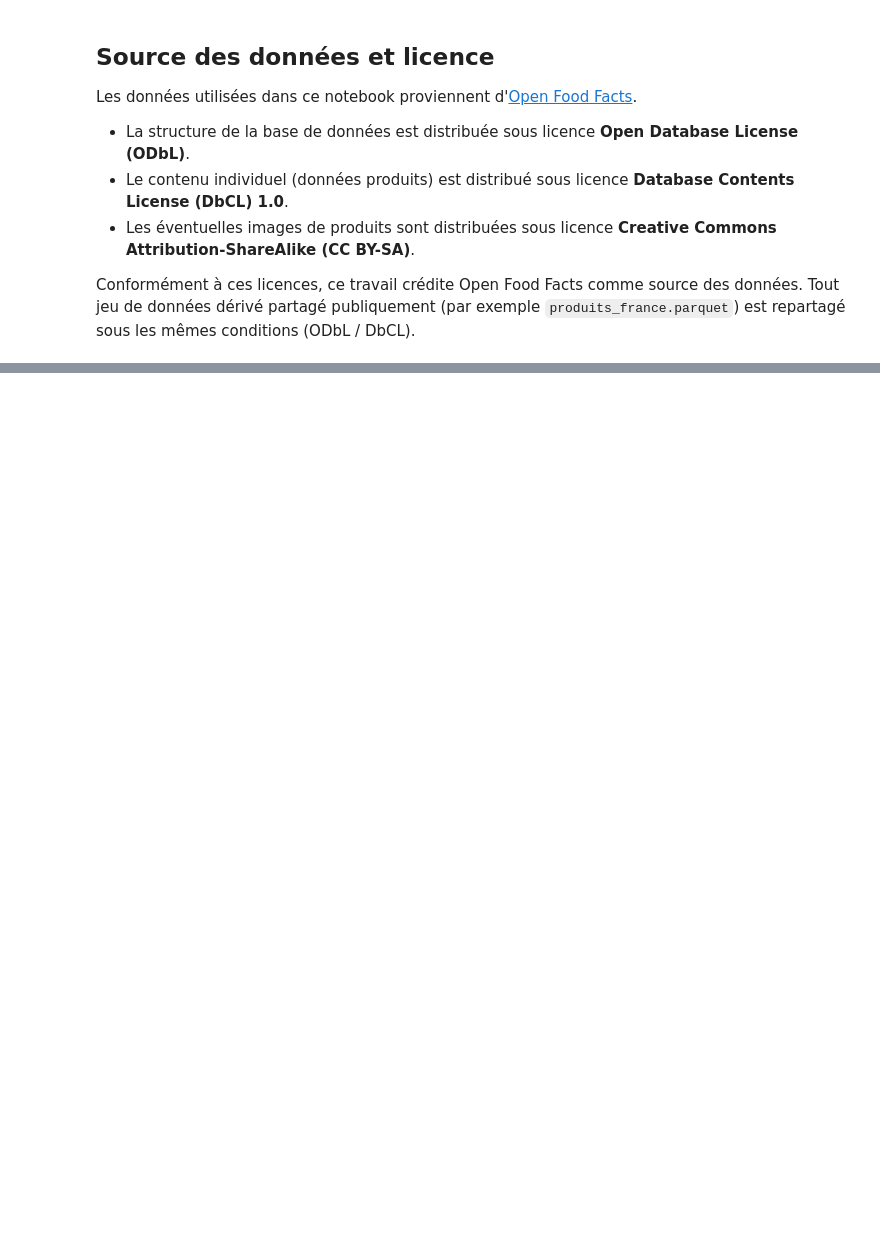
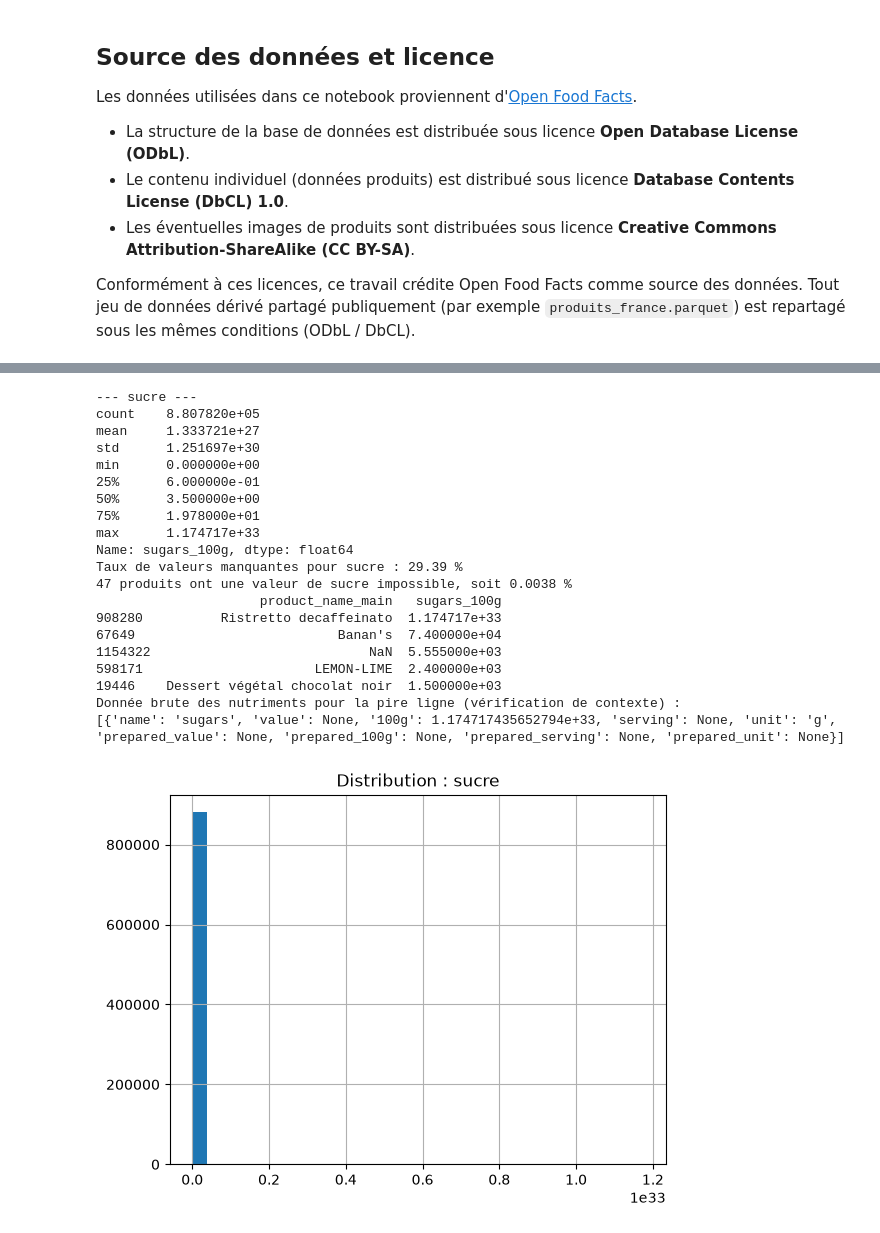
Before and after one commit to Joel7816/tp_fil_rouge, a Jupyter notebook: notebooks/notebook_alexandre_tp2.ipynb, the cells around one changed output, grey strips where cells are left out. Saved outputs shown, nothing was run; the diff lists cells and outputs as text; code cells hidden in the pictures; blank space fills up the shorter version.

```diff
--- a/notebooks/notebook_alexandre_tp2.ipynb
+++ b/notebooks/notebook_alexandre_tp2.ipynb
@@ -384,0 +198,24 @@ energy -> {None, 'kJ', 'kj', 'kcal'}
+# %%
+sugar_results = analyze_distribution(france_dataframe, 'sugars_100g', 0, 100, "sucre")
+# %% [output]
+--- sucre ---
+count    8.807820e+05
+mean     1.333721e+27
+std      1.251697e+30
+min      0.000000e+00
+25%      6.000000e-01
+50%      3.500000e+00
+75%      1.978000e+01
+max      1.174717e+33
+Name: sugars_100g, dtype: float64
+Taux de valeurs manquantes pour sucre : 29.39 %
+47 produits ont une valeur de sucre impossible, soit 0.0038 %
+                     product_name_main   sugars_100g
+908280          Ristretto decaffeinato  1.174717e+33
+67649                          Banan's  7.400000e+04
+1154322                            NaN  5.555000e+03
+598171                      LEMON-LIME  2.400000e+03
+19446    Dessert végétal chocolat noir  1.500000e+03
+Donnée brute des nutriments pour la pire ligne (vérification de contexte) :
+[{'name': 'sugars', 'value': None, '100g': 1.174717435652794e+33, 'serving': None, 'unit': 'g', 'prepared_value': None, 'prepared_100g': None, 'prepared_serving': None, 'prepared_unit': None}]
+[figure, added]
```
Also changed, not shown: parts of 50 cells of this notebook, 1 other file.
